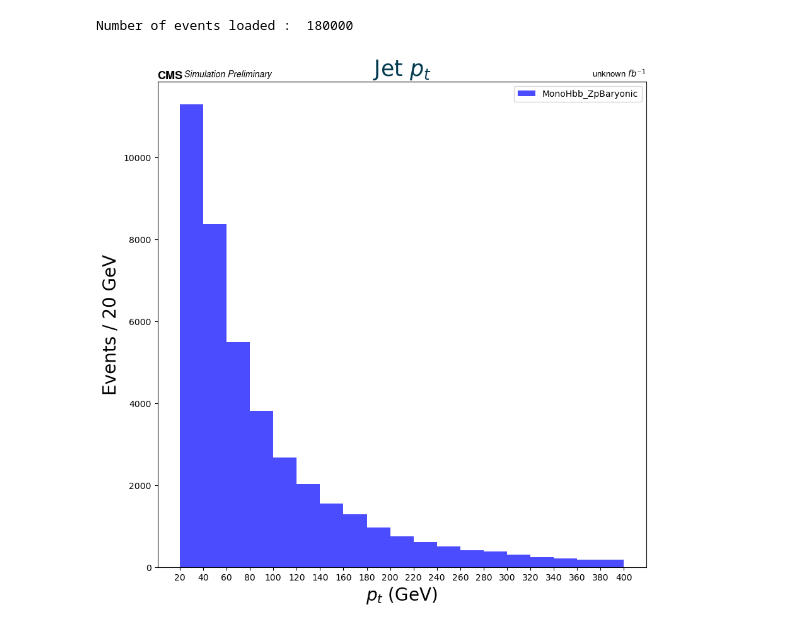
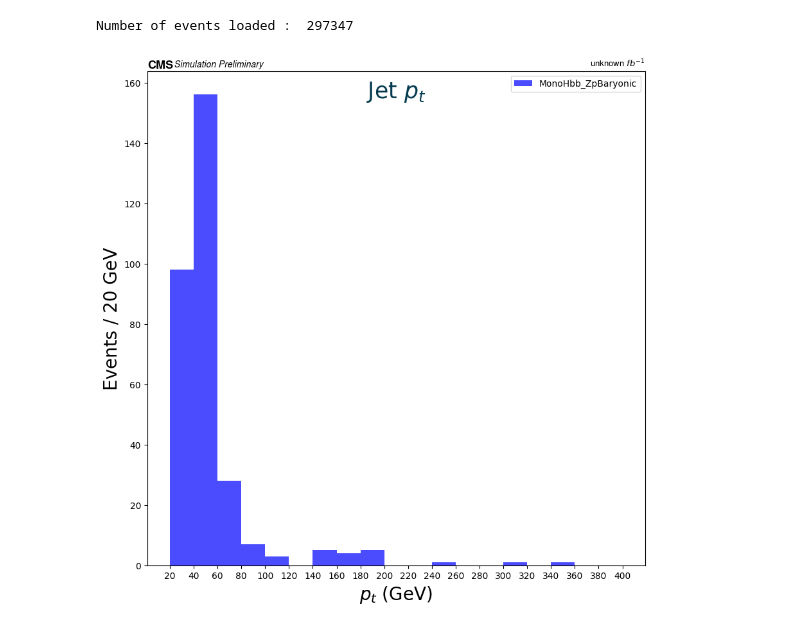
Before and after one commit to prayagyadav/MonoHiggstobb, a Jupyter notebook: Preliminary_Plots.ipynb, the cells around one changed output. Saved outputs shown, nothing was run; the diff lists cells and outputs as text; code cells hidden in the pictures.

```diff
--- a/Preliminary_Plots.ipynb
+++ b/Preliminary_Plots.ipynb
@@ -10,12 +10,14 @@ import uproot
 #plt.style.use(hep.style.CMS)
 # %%
 redirector = {"hdfs":"/hdfs",
+              "local":"",
               "global":"root://cms-xrd-global.cern.ch//",
               "infn":"root://xrootd-cms.infn.it//",
               "fermilab":"root://cmsxrootd.fnal.gov//",
              }
 file = "/store/mc/RunIIAutumn18NanoAODv7/MonoHTobb_ZpBaryonic_TuneCP2_13TeV_madgraph-pythia8/NANOAODSIM/Nano02Apr2020_rp_102X_upgrade2018_realistic_v21-v1/10000/0EE0D641-EDAE-D547-ABAD-56D54B768C5B.root"
-filename= redirector["hdfs"] + file
+local_file = "/home/prayag/Coffea/data/3BF5BC57-5D24-1C4D-B277-7B0BAA5DF3C7.root"
+filename= redirector["local"] + local_file
 # %%
 events = NanoEventsFactory.from_root(
     filename,
@@ -25,7 +27,7 @@ events = NanoEventsFactory.from_root(
 ).events()
 print("Number of events loaded : ", len(events))
 # %% [output]
-Number of events loaded :  180000
+Number of events loaded :  297347
 # %%
 selection = PackedSelection()
 selection.add("pt25", ak.all(events.Jet.pt > 25, axis=1))
@@ -34,26 +36,26 @@ good_events = events[cuts]
 # %%
 x_min = 20
 x_max = 400
 bin_size = 20
 n_bins=int((x_max - x_min)/bin_size)
 h = hist.Hist.new.Reg(n_bins,x_min,x_max).Double().fill(ak.flatten(good_events.Jet.pt))
 fig , ax= plt.subplots(figsize=(10,10))
 hep.histplot(h,
              #bins=bins ,
              histtype="fill",
              color="b",
              alpha=0.7,
              edgecolor="black",
              label=r"MonoHbb_ZpBaryonic",
              ax=ax
             )
-ax.set_title("Jet $p_t$", fontsize=25, color="#053B50")
+ax.set_title("Jet $p_t$", y=1.0, pad=-30, fontsize=25, color="#053B50")
 ax.set_xlabel("$p_t$ (GeV)", fontsize=20)
 ax.set_ylabel(f"Events / {bin_size} GeV", fontsize=20)
 ax.set_xticks(np.arange(x_min,x_max+bin_size,bin_size))
 hep.cms.label("Preliminary",data=False, rlabel="unknown $fb^{-1}$")
 ax.legend()
 fig.savefig("Result.jpg",dpi=300)
 fig.show()
 # %% [output]
-[figure, old version]
+[figure, new version]
```
Also changed, not shown: 2 other files.
